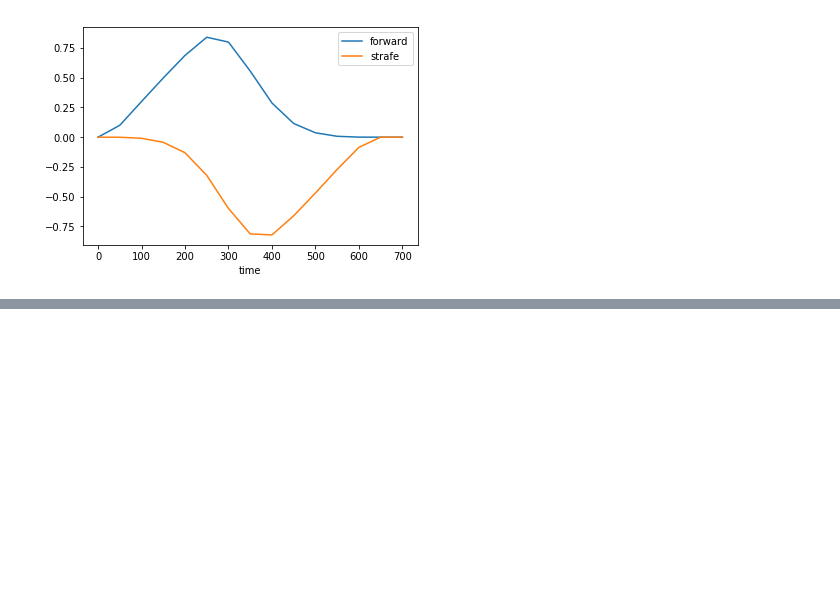
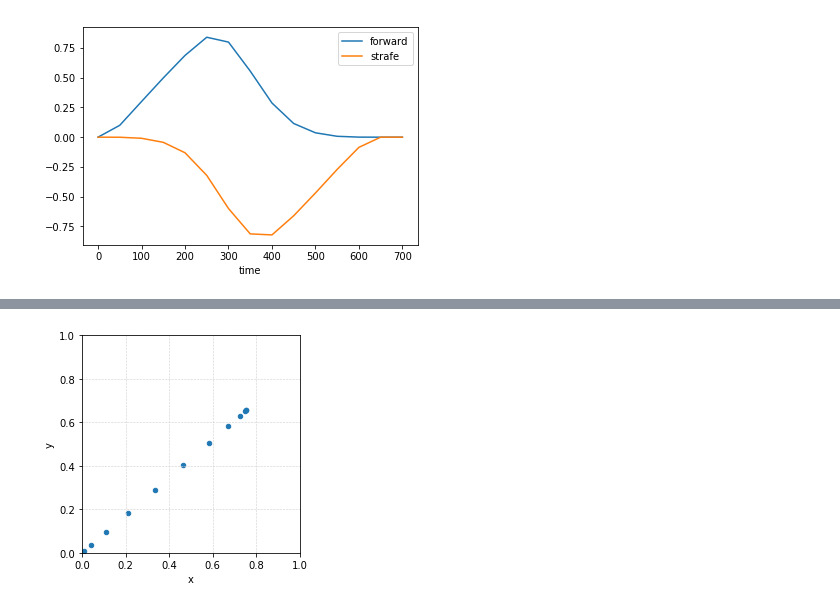
Before and after one commit to mwitcpalek/motion, a Jupyter notebook: notebooks/pathfinder-swerve.ipynb, the cells around one changed output, grey strips where cells are left out. Drawn from its saved outputs; the diff is of its cells as text; code cells hidden in the pictures; blank space fills up the shorter version.

```diff
--- a/notebooks/pathfinder-swerve.ipynb
+++ b/notebooks/pathfinder-swerve.ipynb
@@ -160,0 +187,12 @@ df.loc[:,['forward', 'strafe']].plot()
+# %%
+motion_input = {"pathfinder":{"dt":dt, "v_max": v_max, "a_max": a_max, "j_max": j_max, "waypoints": waypoints}}
+process = subprocess.run("MOTION_OPTS=-Djava.library.path=../build/install/motion/lib ../build/install/motion/bin/motion '{}'".format(json.dumps(motion_input)), shell=True)
+df = pd.read_csv("trajectory.csv", index_col="time")
+# %%
+ax = df.plot.scatter('x', 'y')
+plt.grid(True, color='lightgray', linestyle='--', linewidth=0.6)
+ax.set_ylim([0, 1])
+ax.set_xlim([0, 1])
+ax.set_aspect('equal')
+# %% [output]
+[figure, added]
```
Also changed, not shown: parts of 3 cells of this notebook, 2 other files.
